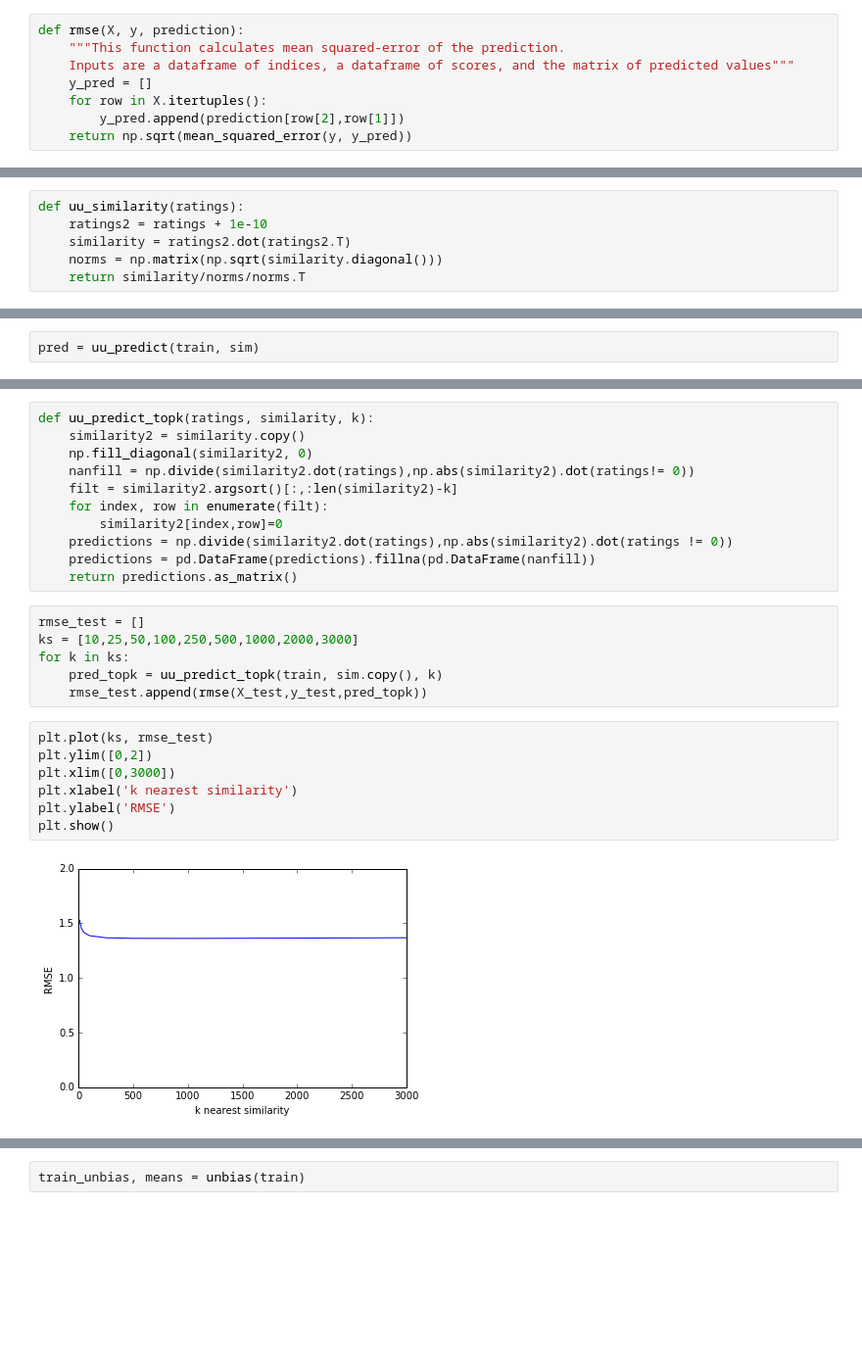
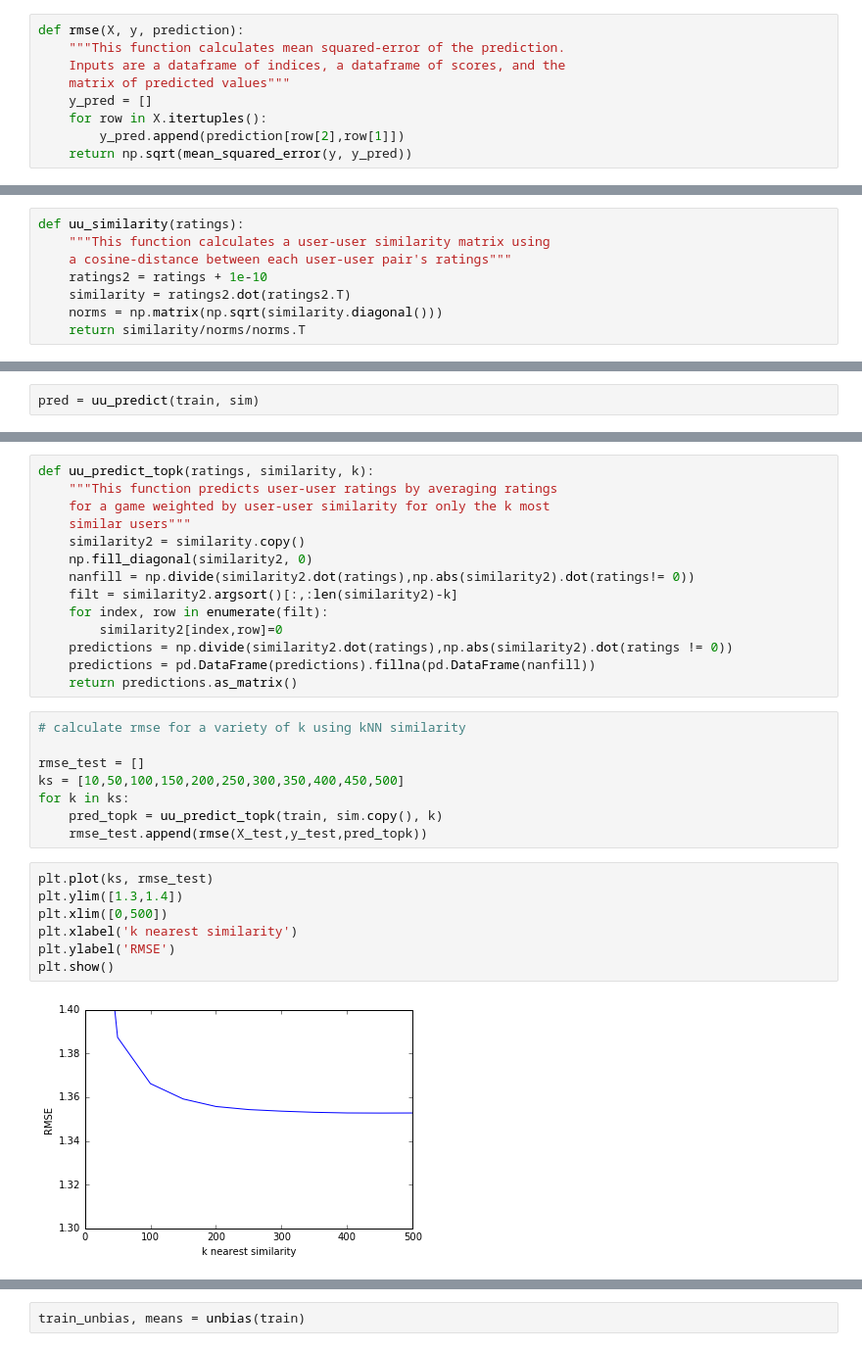
Before and after one commit to ahuang-281/board-game-recommender, a Jupyter notebook: collaborative-filtering-memory.ipynb, the cells around one changed output, grey strips where cells are left out. Shown at 98% size. Saved outputs shown, nothing was run; the diff lists cells and outputs as text; blank space fills up the shorter version.

```diff
--- a/collaborative-filtering-memory.ipynb
+++ b/collaborative-filtering-memory.ipynb
@@ -58,7 +59,8 @@ pred_baseline = fillavg(train)
 # %%
 def rmse(X, y, prediction):
     """This function calculates mean squared-error of the prediction.
-    Inputs are a dataframe of indices, a dataframe of scores, and the matrix of predicted values"""
+    Inputs are a dataframe of indices, a dataframe of scores, and the
+    matrix of predicted values"""
     y_pred = []
     for row in X.itertuples():
         y_pred.append(prediction[row[2],row[1]])
@@ -72,5 +74,7 @@ RMSE: 1.3723781512
 # %%
 def uu_similarity(ratings):
+    """This function calculates a user-user similarity matrix using
+    a cosine-distance between each user-user pair's ratings"""
     ratings2 = ratings + 1e-10
     similarity = ratings2.dot(ratings2.T)
     norms = np.matrix(np.sqrt(similarity.diagonal()))
@@ -92,5 +98,8 @@ RMSE: 1.36863782534
 # %%
 def uu_predict_topk(ratings, similarity, k):
+    """This function predicts user-user ratings by averaging ratings
+    for a game weighted by user-user similarity for only the k most
+    similar users"""
     similarity2 = similarity.copy()
     np.fill_diagonal(similarity2, 0)
     nanfill = np.divide(similarity2.dot(ratings),np.abs(similarity2).dot(ratings!= 0))
@@ -101,19 +110,21 @@ def uu_predict_topk(ratings, similarity, k):
     predictions = pd.DataFrame(predictions).fillna(pd.DataFrame(nanfill))
     return predictions.as_matrix()
 # %%
+# calculate rmse for a variety of k using kNN similarity
+
 rmse_test = []
-ks = [10,25,50,100,250,500,1000,2000,3000]
+ks = [10,50,100,150,200,250,300,350,400,450,500]
 for k in ks:
     pred_topk = uu_predict_topk(train, sim.copy(), k)
     rmse_test.append(rmse(X_test,y_test,pred_topk))
 # %%
 plt.plot(ks, rmse_test)
-plt.ylim([0,2])
-plt.xlim([0,3000])
+plt.ylim([1.3,1.4])
+plt.xlim([0,500])
 plt.xlabel('k nearest similarity')
 plt.ylabel('RMSE')
 plt.show()
 # %% [output]
-[figure, old version]
+[figure, new version]
 # %%
 def unbias(ratings):
```
Also changed, not shown: parts of 22 cells of this notebook, 1 other file.
